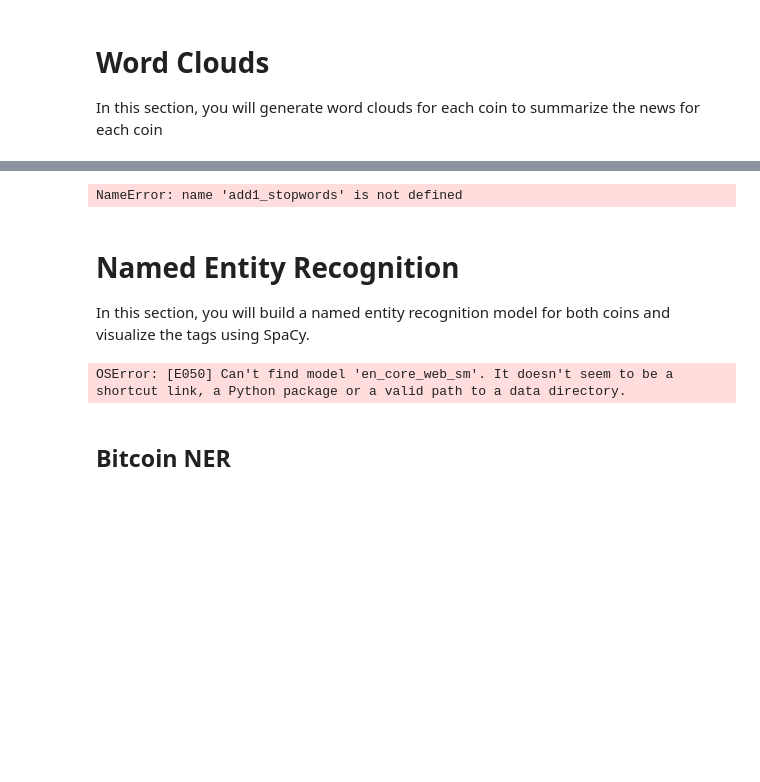
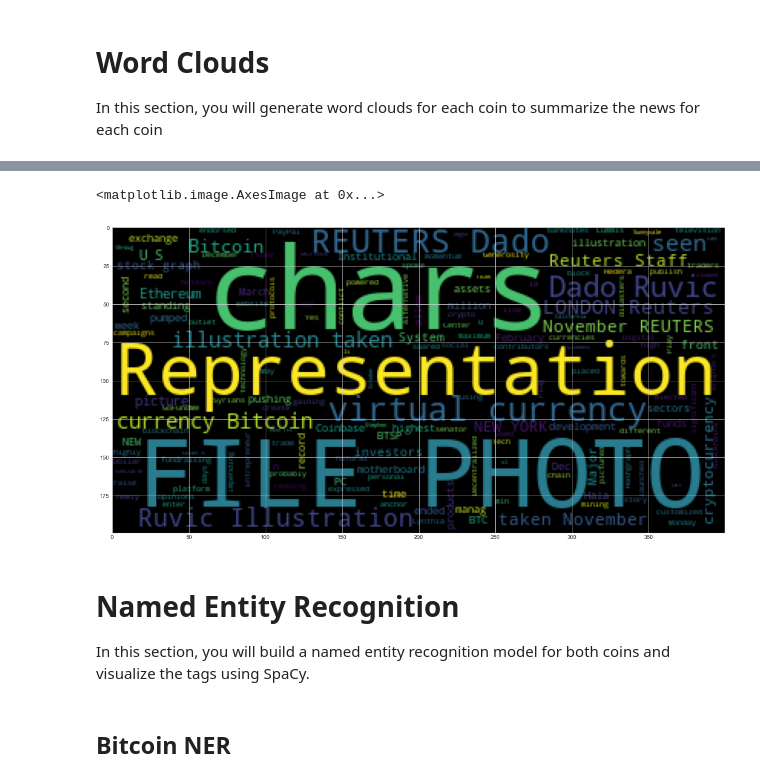
Before and after one commit to jacioduor/Unit_12_NLP_Homework, a Jupyter notebook: crypto_sentiment.ipynb, the cells around one changed output, grey strips where cells are left out. Drawn from its saved outputs; the diff is of its cells as text; code cells hidden in the pictures; blank space fills up the shorter version.

```diff
--- a/crypto_sentiment.ipynb
+++ b/crypto_sentiment.ipynb
@@ -400,19 +407,25 @@ NameError: name 'stopwords' is not defined
 # %%
 # Generate the Ethereum word cloud
 # YOUR CODE HERE!
-eth_corpus = ""
-sw = set(stopwords.words("english") + add1_stopwords)
-for token in eth_sent_dt.Text:
-    eth_corpus +=token
-long_string = "".join(str(x) for x in tokenizer(eth-corpus))
-wc =WordCloud(collocations=False).generate(long-string)
-plt.title("Ethereum Word Cloud",fontsizes=50, fontwieght="bold")
-plt.style.use("seaborn-whitegrid")
+# eth_corpus = ""
+# sw = set(stopwords.words("english") + addl_stopwords)
+# for token in eth_sent_df.Text:
+#     eth_corpus +=token
+# long_string = "".join(str(x) for x in tokenizer(eth_corpus))
+# wc =WordCloud(collocations=False).generate(long_string)
+# plt.title("Ethereum Word Cloud")
+# plt.style.use("seaborn-whitegrid")
+# plt.imshow(wc)
+# plt.axis("off")
+# plt.show
+eth_text_df = eth_sent_df["Text"]
+eth_corpus = eth_text_df.str.cat()
+eth_corpus
+wc = WordCloud().generate(eth_corpus)
 plt.imshow(wc)
-plt.axis("off")
-plt.show
 # %% [output]
-NameError: name 'add1_stopwords' is not defined
+<matplotlib.image.AxesImage at 0x...>
+[figure, added]
 # %% [markdown]
 # Named Entity Recognition
 
@@ -427,5 +439,0 @@ import matplotlib.pyplot as plt
-# %%
-# Load the spaCy model
-nlp = spacy.load('en_core_web_sm')
-# %% [output]
-OSError: [E050] Can't find model 'en_core_web_sm'. It doesn't seem to be a shortcut link, a Python package or a valid path to a data directory.
```
Also changed, not shown: parts of 23 cells of this notebook.
